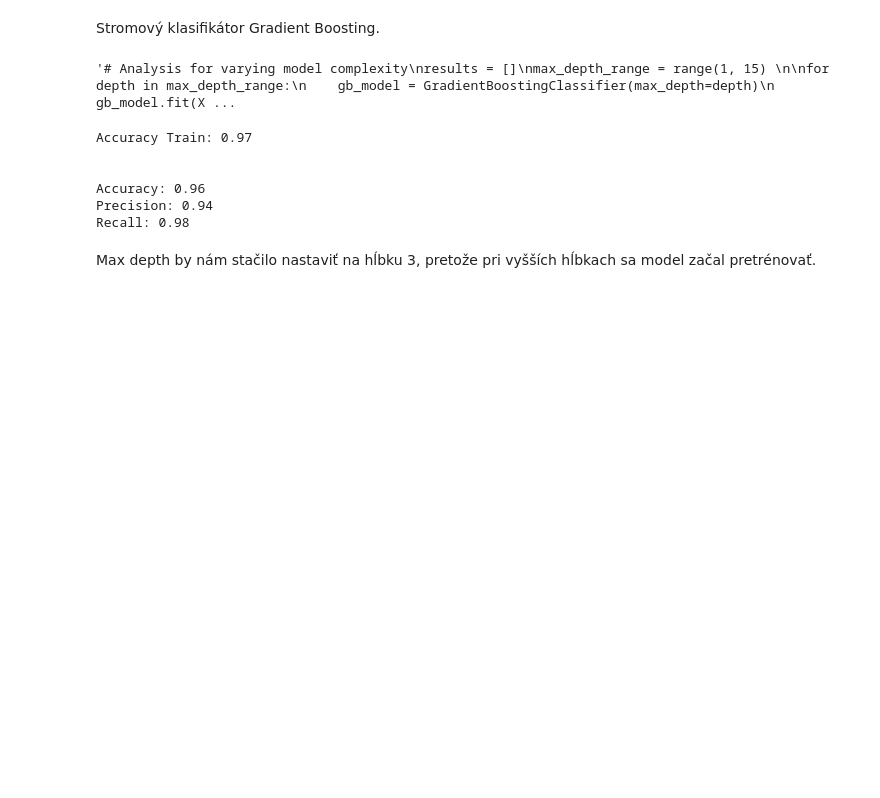
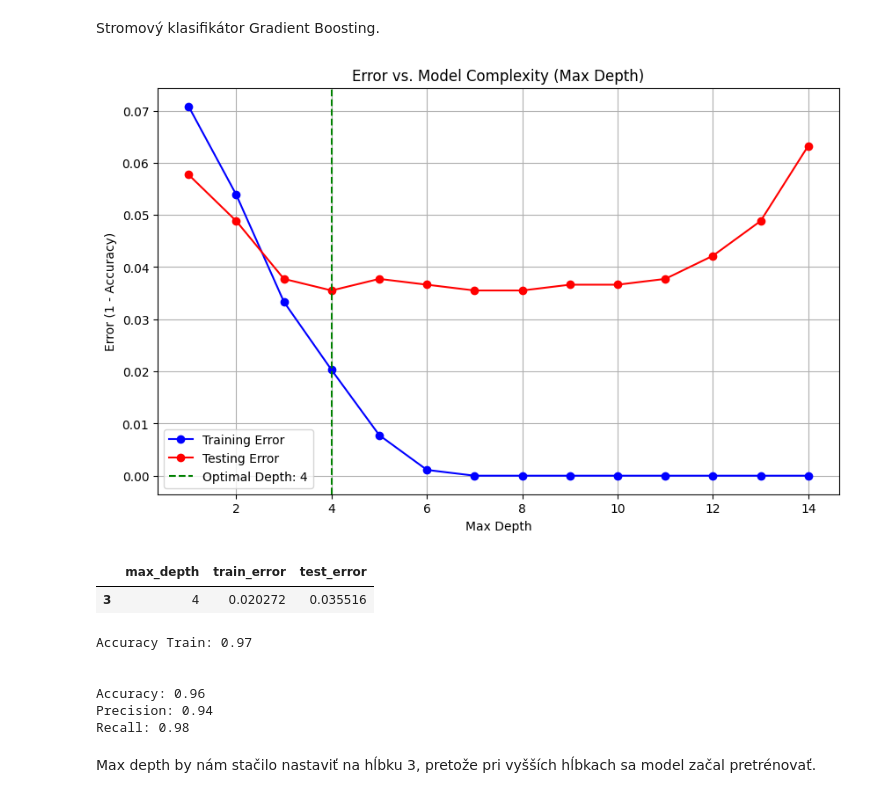
Before and after one commit to Brunokristi/Project_IAU, a Jupyter notebook: Phase_3.ipynb, the cells around one changed output. Drawn from its saved outputs; the diff is of its cells as text; code cells hidden in the pictures; blank space fills up the shorter version.

```diff
--- a/Phase_3.ipynb
+++ b/Phase_3.ipynb
@@ -286,7 +288,7 @@ Recall: 0.97
 # %% [markdown]
 Stromový klasifikátor Gradient Boosting.
 # %%
-"""# Analysis for varying model complexity
+# Analysis for varying model complexity
 results = []
 max_depth_range = range(1, 15)
 
@@ -301,35 +303,37 @@ for depth in max_depth_range:
     # Calculate error on test set
     test_pred = gb_model.predict(X_test)
     test_error = 1 - accuracy_score(y_test, test_pred)
 
     results.append({'max_depth': depth, 'train_error': train_error, 'test_error': test_error})
 
 # Convert results to a DataFrame for easier plotting
 results_df = pd.DataFrame(results)
 
 # Find the max_depth with the lowest test error
 optimal_depth = results_df['max_depth'][results_df['test_error'].idxmin()]
 
 # Plotting the errors vs model complexity
 plt.figure(figsize=(10, 6))
 plt.plot(results_df['max_depth'], results_df['train_error'], label='Training Error', marker='o', color='blue')
 plt.plot(results_df['max_depth'], results_df['test_error'], label='Testing Error', marker='o', color='red')
 
 # Add vertical line at the point of lowest test error
 plt.axvline(x=optimal_depth, color='green', linestyle='--', label=f'Optimal Depth: {optimal_depth}')
 
 plt.title("Error vs. Model Complexity (Max Depth)")
 plt.xlabel("Max Depth")
 plt.ylabel("Error (1 - Accuracy)")
 plt.legend()
 plt.grid()
 plt.show()
 
 # Display the optimal depth and corresponding errors
 optimal_info = results_df.loc[results_df['max_depth'] == optimal_depth]
-optimal_info"""
+optimal_info
 # %% [output]
-'# Analysis for varying model complexity\nresults = []\nmax_depth_range = range(1, 15) \n\nfor depth in max_depth_range:\n    gb_model = GradientBoostingClassifier(max_depth=depth)\n    gb_model.fit(X ...
+[figure, added]
+|  | max_depth | train_error | test_error |
+| 3 | 4 | 0.020272 | 0.035516 |
 # %%
 gb_model = GradientBoostingClassifier(n_estimators=100, random_state=1, max_depth = 3)
 
```
Also changed, not shown: parts of 30 cells of this notebook, 1 other file.
